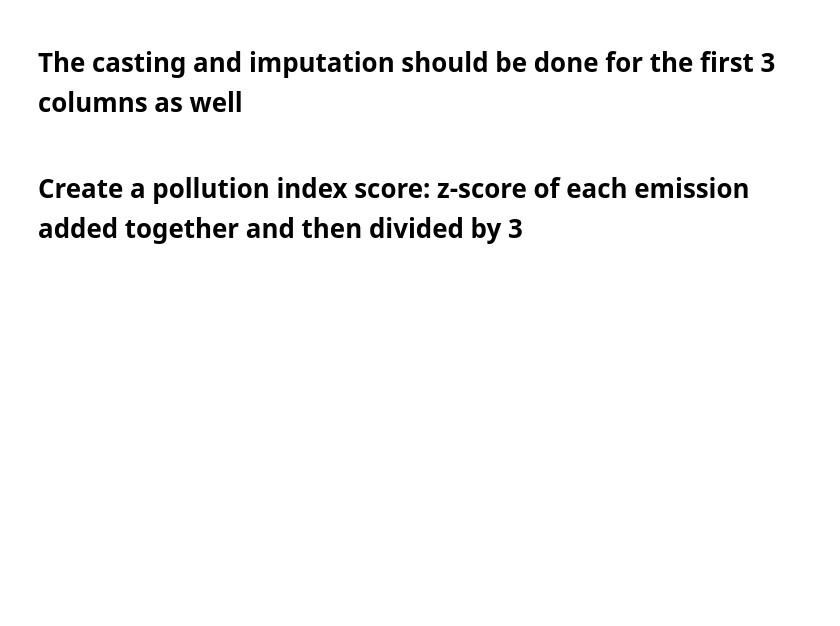
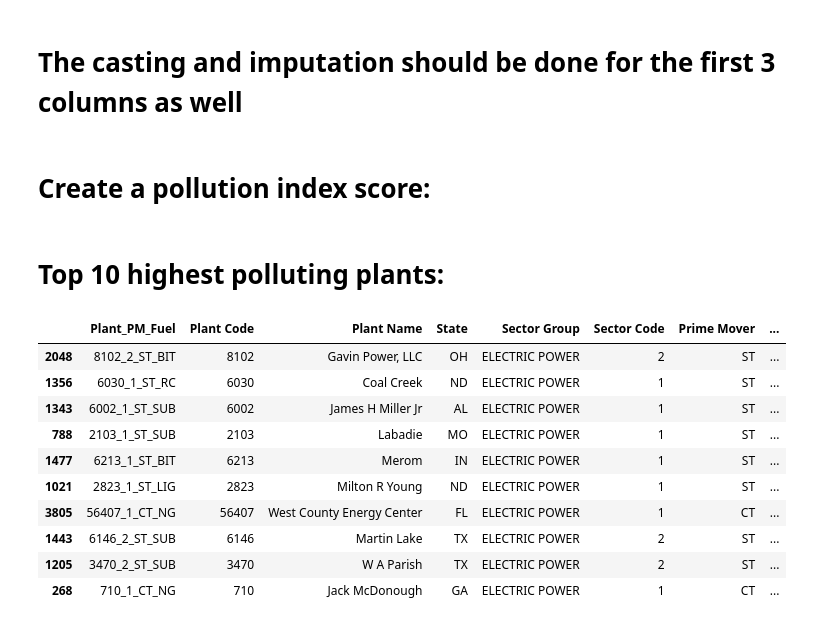
Before and after one commit to MaxwellCooper1/Machine-Learning-Final-Project, a Jupyter notebook: merged_plant_pollution_v2.ipynb, the cells around one changed output. Saved outputs shown, nothing was run; the diff lists cells and outputs as text; code cells hidden in the pictures; blank space fills up the shorter version.

```diff
--- a/merged_plant_pollution_v2.ipynb
+++ b/merged_plant_pollution_v2.ipynb
@@ -222,4 +222,4 @@ nums = ['Generation (kWh)', 'Fuel Consumption for Electric Generation (MMBtu)']
 # %% [markdown]
 # The casting and imputation should be done for the first 3 columns as well
 # %% [markdown]
-# Create a pollution index score: z-score of each emission added together and then divided by 3
+# Create a pollution index score:
@@ -225,0 +241,17 @@ nums = ['Generation (kWh)', 'Fuel Consumption for Electric Generation (MMBtu)']
+# %% [markdown]
+# Top 10 highest polluting plants:
+# %%
+top_10_polluters = tp_clean.nlargest(10, 'Pollution_Index_Standardized')
+top_10_polluters
+# %% [output]
+|  | Plant_PM_Fuel | Plant Code | Plant Name | State | Sector Group | Sector Code | Prime Mover | ... |
+| 2048 | 8102_2_ST_BIT | 8102 | Gavin Power, LLC | OH | ELECTRIC POWER | 2 | ST | ... |
+| 1356 | 6030_1_ST_RC | 6030 | Coal Creek | ND | ELECTRIC POWER | 1 | ST | ... |
+| 1343 | 6002_1_ST_SUB | 6002 | James H Miller Jr | AL | ELECTRIC POWER | 1 | ST | ... |
+| 788 | 2103_1_ST_SUB | 2103 | Labadie | MO | ELECTRIC POWER | 1 | ST | ... |
+| 1477 | 6213_1_ST_BIT | 6213 | Merom | IN | ELECTRIC POWER | 1 | ST | ... |
+| 1021 | 2823_1_ST_LIG | 2823 | Milton R Young | ND | ELECTRIC POWER | 1 | ST | ... |
+| 3805 | 56407_1_CT_NG | 56407 | West County Energy Center | FL | ELECTRIC POWER | 1 | CT | ... |
+| 1443 | 6146_2_ST_SUB | 6146 | Martin Lake | TX | ELECTRIC POWER | 2 | ST | ... |
+| 1205 | 3470_2_ST_SUB | 3470 | W A Parish | TX | ELECTRIC POWER | 2 | ST | ... |
+| 268 | 710_1_CT_NG | 710 | Jack McDonough | GA | ELECTRIC POWER | 1 | CT | ... |
```
Also changed, not shown: parts of 4 cells of this notebook.
